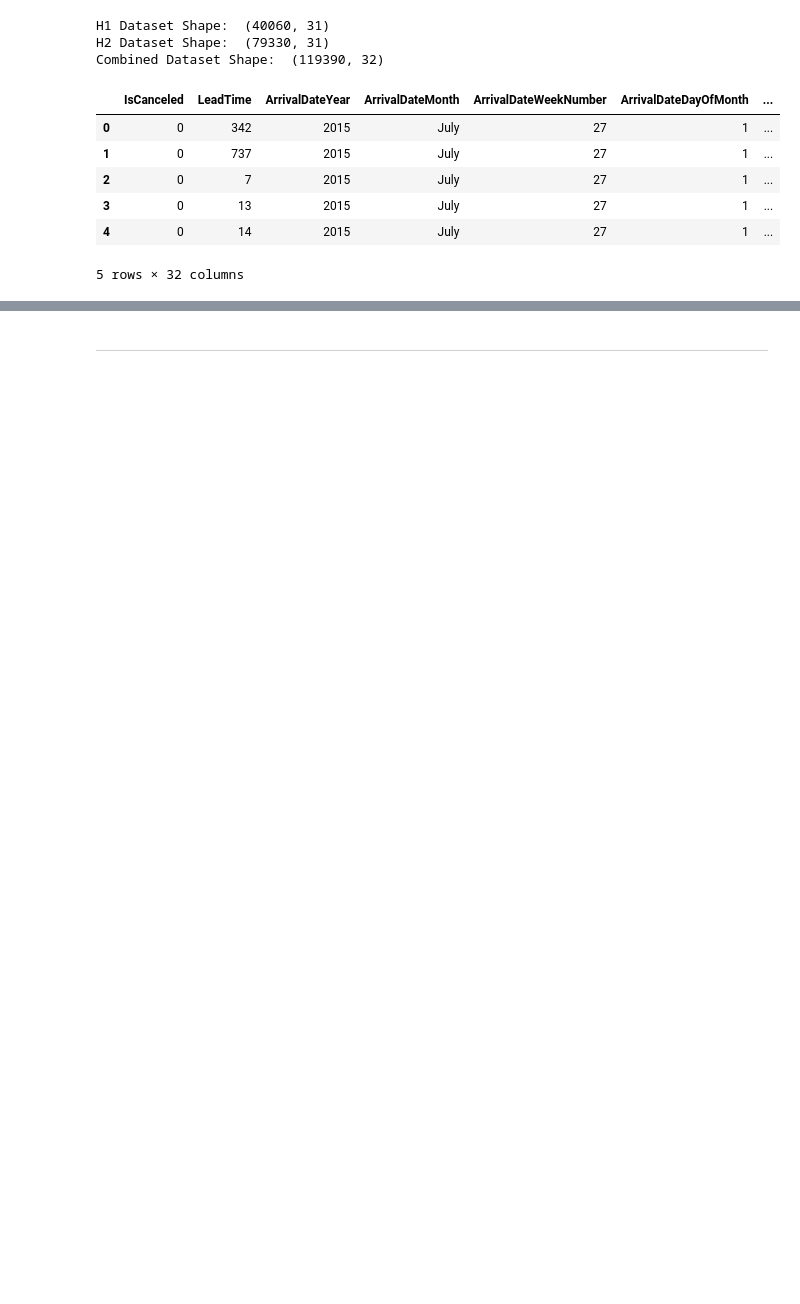
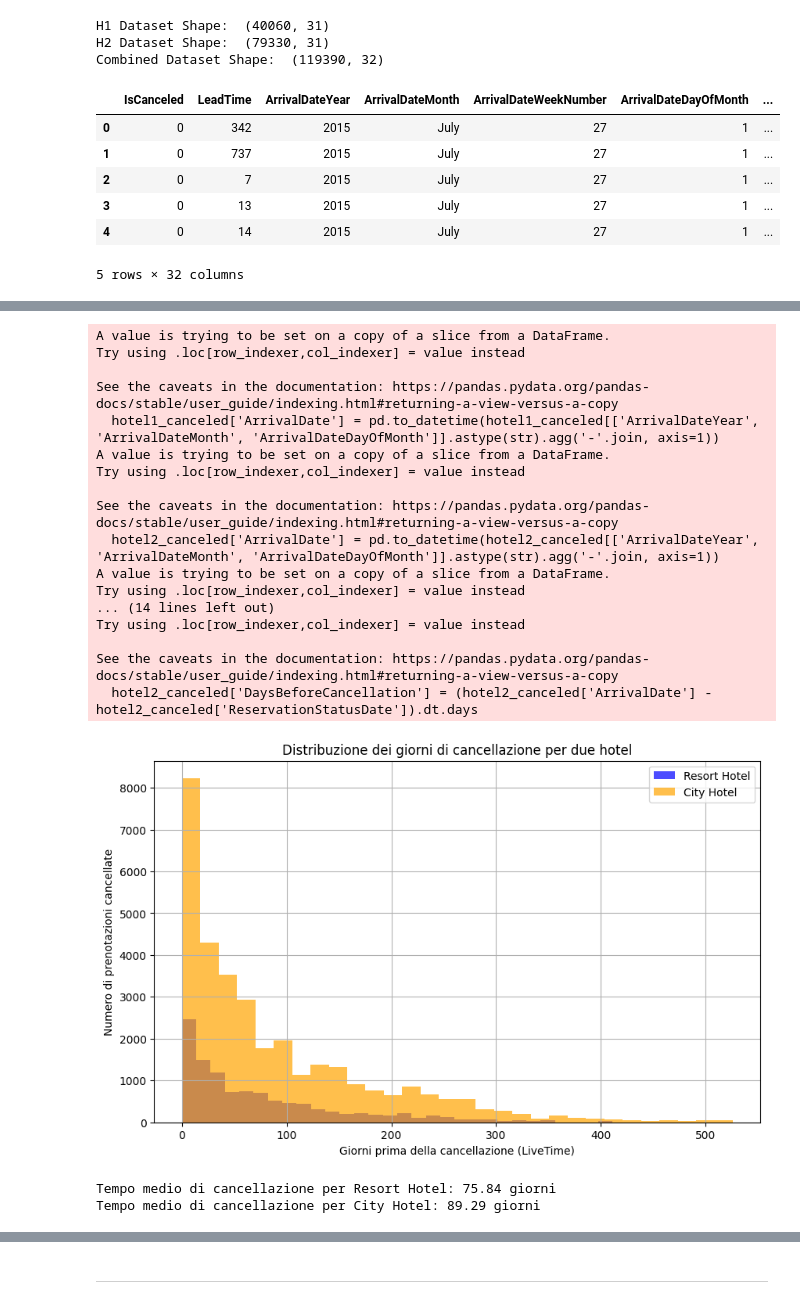
Before and after one commit to NamaWho/hotel-bookings-cancellation-prediction, a Jupyter notebook: eda.ipynb, the cells around one changed output, grey strips where cells are left out. Saved outputs shown, nothing was run; the diff lists cells and outputs as text; code cells hidden in the pictures; blank space fills up the shorter version.

```diff
--- a/eda.ipynb
+++ b/eda.ipynb
@@ -78,0 +174,65 @@ plt.show()
+# %%
+import matplotlib.pyplot as plt
+
+# Filtriamo le prenotazioni cancellate
+hotel1_canceled = df_h1_resort[df_h1_resort['IsCanceled'] == 1]
+hotel2_canceled = df_h2_city[df_h2_city['IsCanceled'] == 1]
+
+# Creiamo la colonna 'ArrivalDate' combinando anno, mese e giorno
+hotel1_canceled['ArrivalDate'] = pd.to_datetime(hotel1_canceled[['ArrivalDateYear', 'ArrivalDateMonth', 'ArrivalDateDayOfMonth']].astype(str).agg('-'.join, axis=1))
+hotel2_canceled['ArrivalDate'] = pd.to_datetime(hotel2_canceled[['ArrivalDateYear', 'ArrivalDateMonth', 'ArrivalDateDayOfMonth']].astype(str).agg('-'.join, axis=1))
+
+# Convertiamo 'ReservationStatusDate' in formato datetime
+hotel1_canceled['ReservationStatusDate'] = pd.to_datetime(hotel1_canceled['ReservationStatusDate'])
+hotel2_canceled['ReservationStatusDate'] = pd.to_datetime(hotel2_canceled['ReservationStatusDate'])
+
+# Calcoliamo i giorni prima della cancellazione
+hotel1_canceled['DaysBeforeCancellation'] = (hotel1_canceled['ArrivalDate'] - hotel1_canceled['ReservationStatusDate']).dt.days
+hotel2_canceled['DaysBeforeCancellation'] = (hotel2_canceled['ArrivalDate'] - hotel2_canceled['ReservationStatusDate']).dt.days
+
+# Distribuzione dei tempi di cancellazione
+days_before_cancellation_h1 = hotel1_canceled['DaysBeforeCancellation']
+days_before_cancellation_h2 = hotel2_canceled['DaysBeforeCancellation']
+
+# Creazione dell'istogramma per visualizzare i dati
+plt.figure(figsize=(10, 6))
+plt.hist(days_before_cancellation_h1, bins=30, alpha=0.7, label='Resort Hotel', color='blue')
+plt.hist(days_before_cancellation_h2, bins=30, alpha=0.7, label='City Hotel', color='orange')
+
+# Aggiunta di etichette e titolo
+plt.xlabel('Giorni prima della cancellazione (LiveTime)')
+plt.ylabel('Numero di prenotazioni cancellate')
+plt.title('Distribuzione dei giorni di cancellazione per due hotel')
+plt.legend()
+
+# Mostriamo il grafico
+plt.grid(True)
+plt.show()
+
+# Calcolo del tempo medio di cancellazione per ciascun hotel
+avg_days_before_cancellation_h1 = days_before_cancellation_h1.mean()
+avg_days_before_cancellation_h2 = days_before_cancellation_h2.mean()
+
+print(f"Tempo medio di cancellazione per Resort Hotel: {avg_days_before_cancellation_h1:.2f} giorni")
+print(f"Tempo medio di cancellazione per City Hotel: {avg_days_before_cancellation_h2:.2f} giorni")
+# %% [output]
+A value is trying to be set on a copy of a slice from a DataFrame.
+Try using .loc[row_indexer,col_indexer] = value instead
+
+See the caveats in the documentation: https://pandas.pydata.org/pandas-docs/stable/user_guide/indexing.html#returning-a-view-versus-a-copy
+  hotel1_canceled['ArrivalDate'] = pd.to_datetime(hotel1_canceled[['ArrivalDateYear', 'ArrivalDateMonth', 'ArrivalDateDayOfMonth']].astype(str).agg('-'.join, axis=1))
+A value is trying to be set on a copy of a slice from a DataFrame.
+Try using .loc[row_indexer,col_indexer] = value instead
+
+See the caveats in the documentation: https://pandas.pydata.org/pandas-docs/stable/user_guide/indexing.html#returning-a-view-versus-a-copy
+  hotel2_canceled['ArrivalDate'] = pd.to_datetime(hotel2_canceled[['ArrivalDateYear', 'ArrivalDateMonth', 'ArrivalDateDayOfMonth']].astype(str).agg('-'.join, axis=1))
+A value is trying to be set on a copy of a slice from a DataFrame.
+Try using .loc[row_indexer,col_indexer] = value instead
+... (14 lines left out)
+Try using .loc[row_indexer,col_indexer] = value instead
+
+See the caveats in the documentation: https://pandas.pydata.org/pandas-docs/stable/user_guide/indexing.html#returning-a-view-versus-a-copy
+  hotel2_canceled['DaysBeforeCancellation'] = (hotel2_canceled['ArrivalDate'] - hotel2_canceled['ReservationStatusDate']).dt.days
+[figure, added]
+Tempo medio di cancellazione per Resort Hotel: 75.84 giorni
+Tempo medio di cancellazione per City Hotel: 89.29 giorni
```
Also changed, not shown: parts of 17 cells of this notebook.
